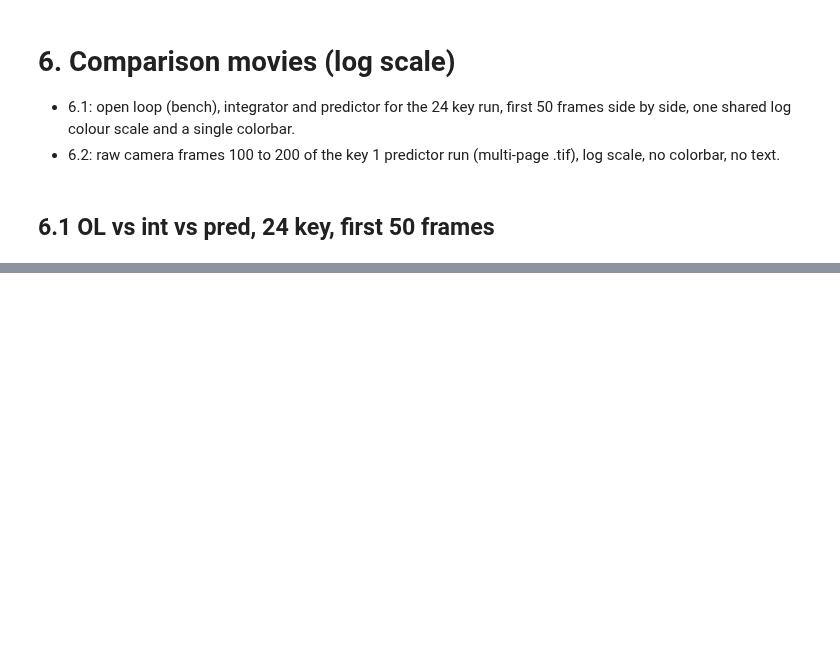
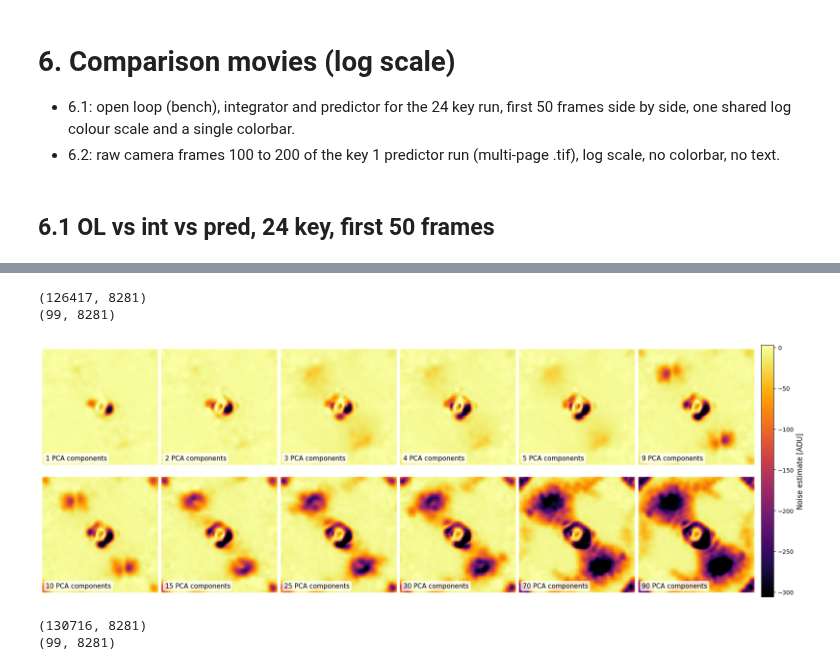
Before and after one commit to noah-bns/ESO_internship, a Jupyter notebook: notebooks/Fits_visualisation.ipynb, the cells around one changed output, grey strips where cells are left out. Drawn from its saved outputs; the diff is of its cells as text; code cells hidden in the pictures; blank space fills up the shorter version.

```diff
--- a/notebooks/Fits_visualisation.ipynb
+++ b/notebooks/Fits_visualisation.ipynb
@@ -475,0 +858,37 @@ print(f"saved {out_raw}  (log range {norm_raw.vmin:.3g} .. {norm_raw.vmax:.3g})"
+# %%
+fig, axes, results = plot_noise_estimate(
+    numbers=[1,2,3,4,5,9,10,15, 25,30,70,90],
+    ori_path_pca=ORI_PATH_INT,
+    ori_path_images=IMAGES_PATH,
+    ds="int",
+    # second_ds= 'pred',
+    # second_ori_path_pca= ORI_PATH_PRED,
+    cbar_label="Noise estimate [ADU]",
+    ncols = 6,
+    cmap = 'inferno',
+    figsize_per_subplot = (3,3),
+)
+
+plt.show()
+# %% [output]
+(126417, 8281)
+(99, 8281)
+[figure, added]
+# %%
+fig, axes, results = plot_noise_estimate(
+    numbers=[1,2,3,4,5,9,10,15, 25,30,70,90],
+    ori_path_pca=ORI_PATH_PRED,
+    ori_path_images=IMAGES_PATH,
+    ds="pred",
+    # second_ds= 'pred',
+    # second_ori_path_pca= ORI_PATH_PRED,
+    cbar_label="Noise estimate [ADU]",
+    ncols = 6,
+    cmap = 'inferno',
+    figsize_per_subplot = (3,3),
+)
+
+plt.show()
+# %% [output]
+(130716, 8281)
+(99, 8281)
```
Also changed, not shown: parts of 10 cells of this notebook, 9 other files.
